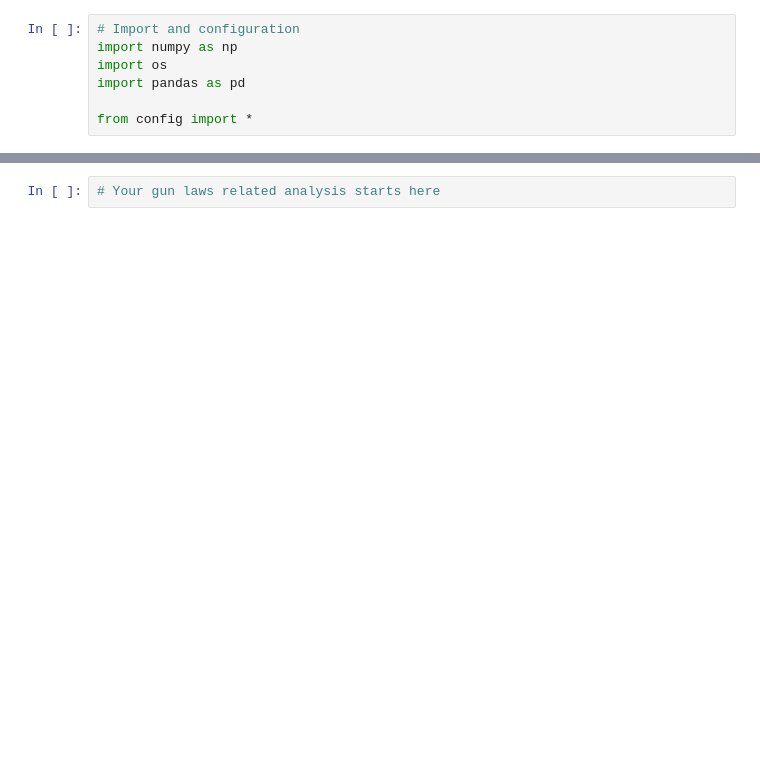
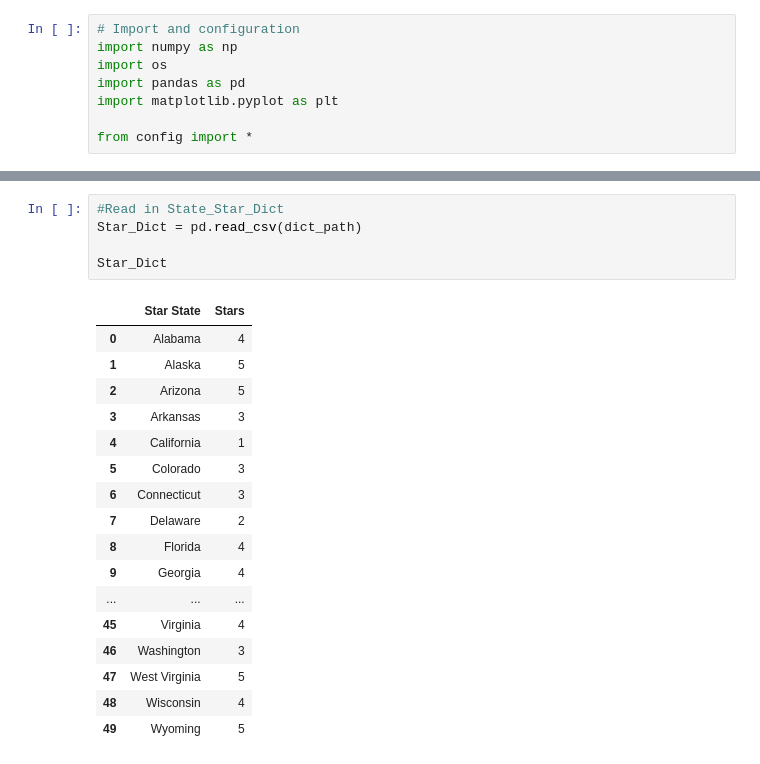
Before and after one commit to Demarsch/gun-violence, a Jupyter notebook: Code/Gun Laws.ipynb, the cells around one changed output, grey strips where cells are left out. Saved outputs shown, nothing was run; the diff lists cells and outputs as text; blank space fills up the shorter version.

```diff
--- a/Code/Gun Laws.ipynb
+++ b/Code/Gun Laws.ipynb
@@ -3,6 +3,7 @@
 import numpy as np
 import os
 import pandas as pd
+import matplotlib.pyplot as plt
 
 from config import *
 # %%
@@ -16,5 +17,26 @@ incident_data.head()
 | 2 | 2013 | Ohio | 1 | 3 | Shot - Wounded/Injured||Shot - De... | 41.4455 | -82.1377 | ... |
 | 3 | 2013 | Colorado | 4 | 0 | Shot - Dead (murder, accidental, ... | 39.6518 | -104.8020 | ... |
 | 4 | 2013 | North Carolina | 2 | 2 | Shot - Wounded/Injured||Shot - De... | 36.1140 | -79.9569 | ... |
-# %%
-# Your gun laws related analysis starts here
+# %%
+#Read in State_Star_Dict
+Star_Dict = pd.read_csv(dict_path)
+
+Star_Dict
+# %% [output]
+|  | Star State | Stars |
+| 0 | Alabama | 4 |
+| 1 | Alaska | 5 |
+| 2 | Arizona | 5 |
+| 3 | Arkansas | 3 |
+| 4 | California | 1 |
+| 5 | Colorado | 3 |
+| 6 | Connecticut | 3 |
+| 7 | Delaware | 2 |
+| 8 | Florida | 4 |
+| 9 | Georgia | 4 |
+| ... | ... | ... |
+| 45 | Virginia | 4 |
+| 46 | Washington | 3 |
+| 47 | West Virginia | 5 |
+| 48 | Wisconsin | 4 |
+| 49 | Wyoming | 5 |
```
Also changed, not shown: parts of 5 cells of this notebook, 3 other files.
